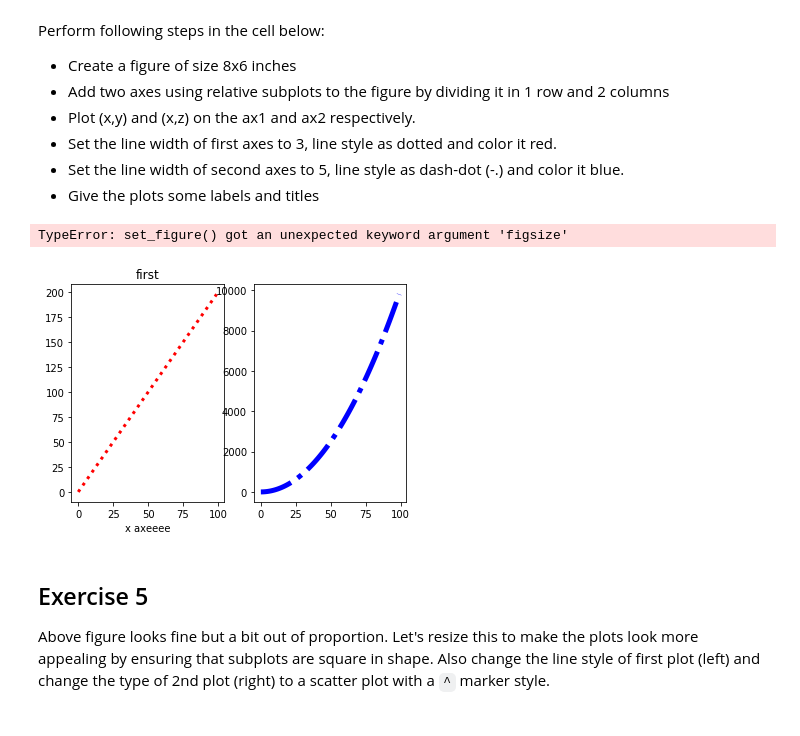
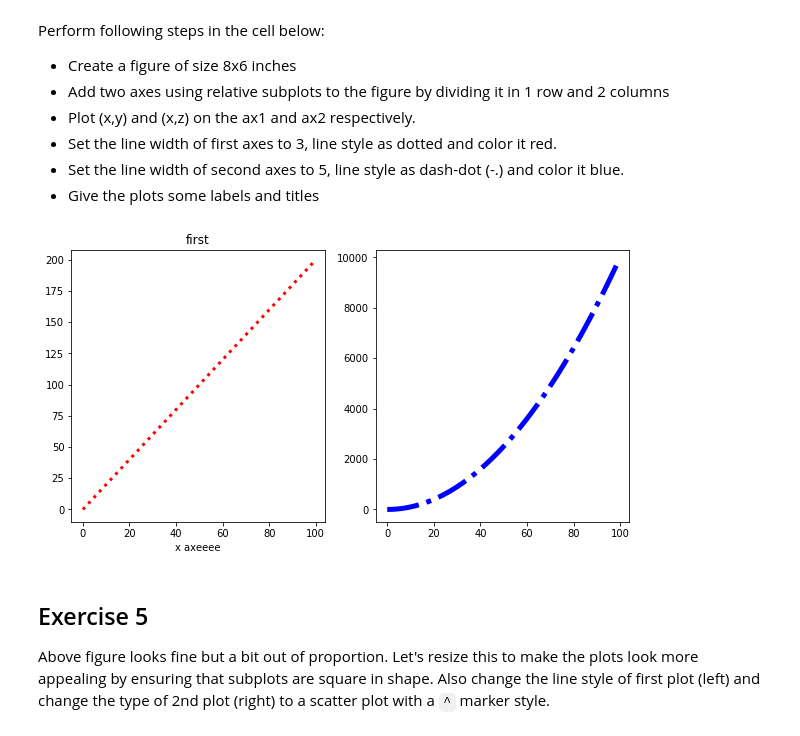
Before and after one commit to nsragow/dsc-more-practice-with-matplotlib-lab-nyc-ds-career-042219, a Jupyter notebook: index.ipynb, the cells around one changed output. Cells and saved outputs as stored; diff of their text form; code cells hidden in the pictures.

```diff
--- a/index.ipynb
+++ b/index.ipynb
@@ -112,19 +112,19 @@ Perform following steps in the cell below:
 # %%
 fig, axes = plt.subplots(ncols=2,nrows=1)
 
 ax1 = axes[0]
 ax2 = axes[1]
 
 ax1.plot(x,y,lw=3,ls=":",color="red")
 ax1.set_title("first")
 ax1.set_xlabel("x axeeee")
 
 ax2.plot(x,z,lw=5,color="blue",ls="-.")
-fig.set_figheight(10)
-fig.set_figw(10)
+ax2.figure.set_figheight()
+fig.set_figheight(5)
+fig.set_figwidth(10)
 # %% [output]
-TypeError: set_figure() got an unexpected keyword argument 'figsize'
-[figure, old version]
+[figure, new version]
 # %% [markdown]
 ## Exercise 5
 
```
